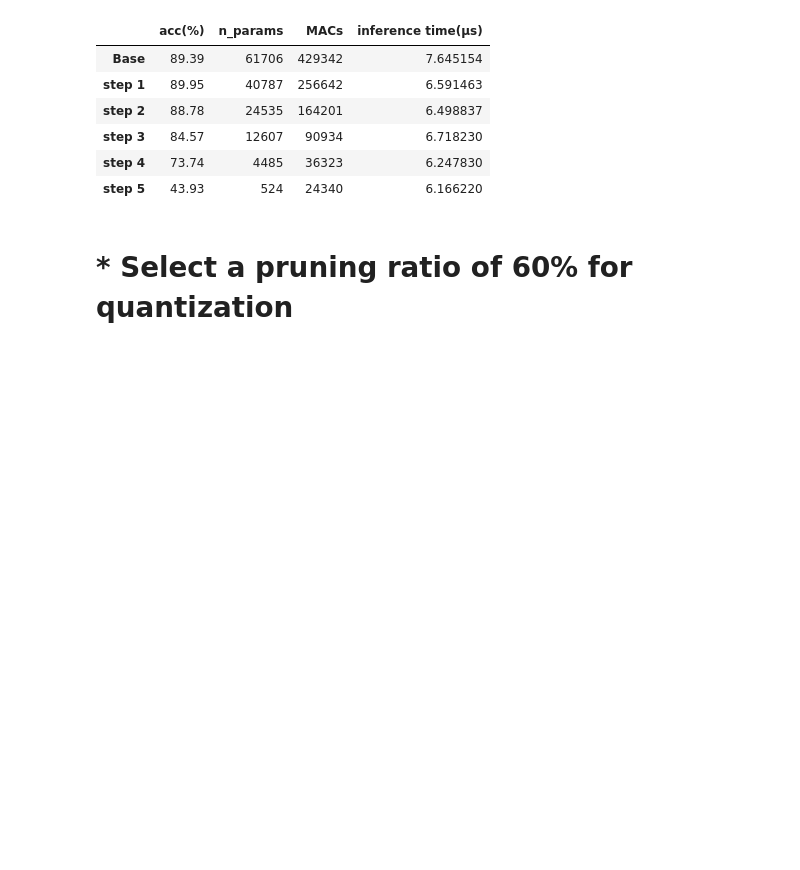
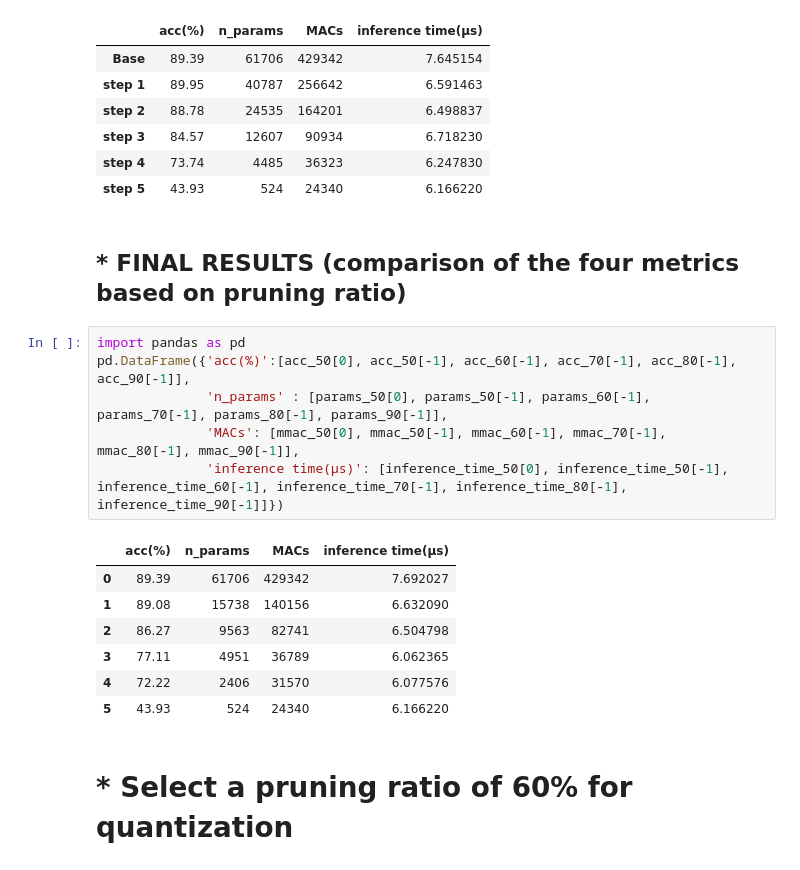
Before and after one commit to yewonkim01/Optimized-Model-on-JetsonNano-with-Pruning-and-Quantization, a Jupyter notebook: experiment.ipynb, the cells around one changed output. Saved outputs shown, nothing was run; the diff lists cells and outputs as text; blank space fills up the shorter version.

```diff
--- a/experiment.ipynb
+++ b/experiment.ipynb
@@ -307,6 +307,22 @@ df_90
 | step 3 | 84.57 | 12607 | 90934 | 6.718230 |
 | step 4 | 73.74 | 4485 | 36323 | 6.247830 |
 | step 5 | 43.93 | 524 | 24340 | 6.166220 |
+# %% [markdown]
+## * FINAL RESULTS (comparison of the four metrics based on pruning ratio)
+# %%
+import pandas as pd
+pd.DataFrame({'acc(%)':[acc_50[0], acc_50[-1], acc_60[-1], acc_70[-1], acc_80[-1], acc_90[-1]],
+              'n_params' : [params_50[0], params_50[-1], params_60[-1], params_70[-1], params_80[-1], params_90[-1]],
+              'MACs': [mmac_50[0], mmac_50[-1], mmac_60[-1], mmac_70[-1], mmac_80[-1], mmac_90[-1]],
+              'inference time(μs)': [inference_time_50[0], inference_time_50[-1], inference_time_60[-1], inference_time_70[-1], inference_time_80[-1], inference_time_90[-1]]})
+# %% [output]
+|  | acc(%) | n_params | MACs | inference time(μs) |
+| 0 | 89.39 | 61706 | 429342 | 7.692027 |
+| 1 | 89.08 | 15738 | 140156 | 6.632090 |
+| 2 | 86.27 | 9563 | 82741 | 6.504798 |
+| 3 | 77.11 | 4951 | 36789 | 6.062365 |
+| 4 | 72.22 | 2406 | 31570 | 6.077576 |
+| 5 | 43.93 | 524 | 24340 | 6.166220 |
 # %% [markdown]
 # * Select a pruning ratio of **60%** for quantization
 # %%
```
